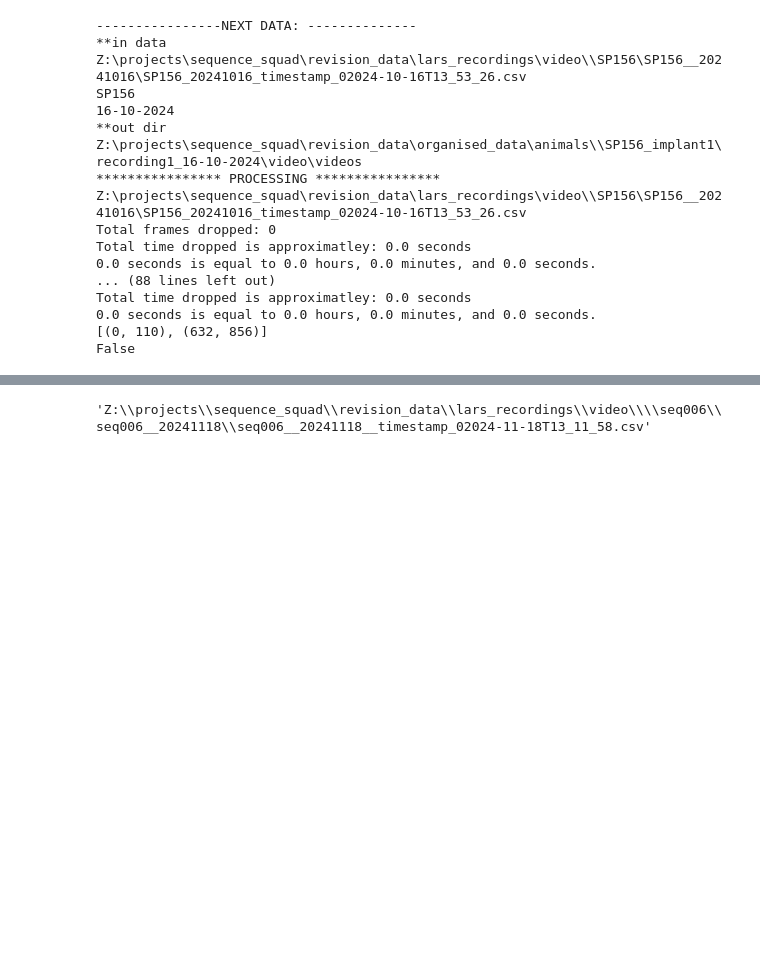
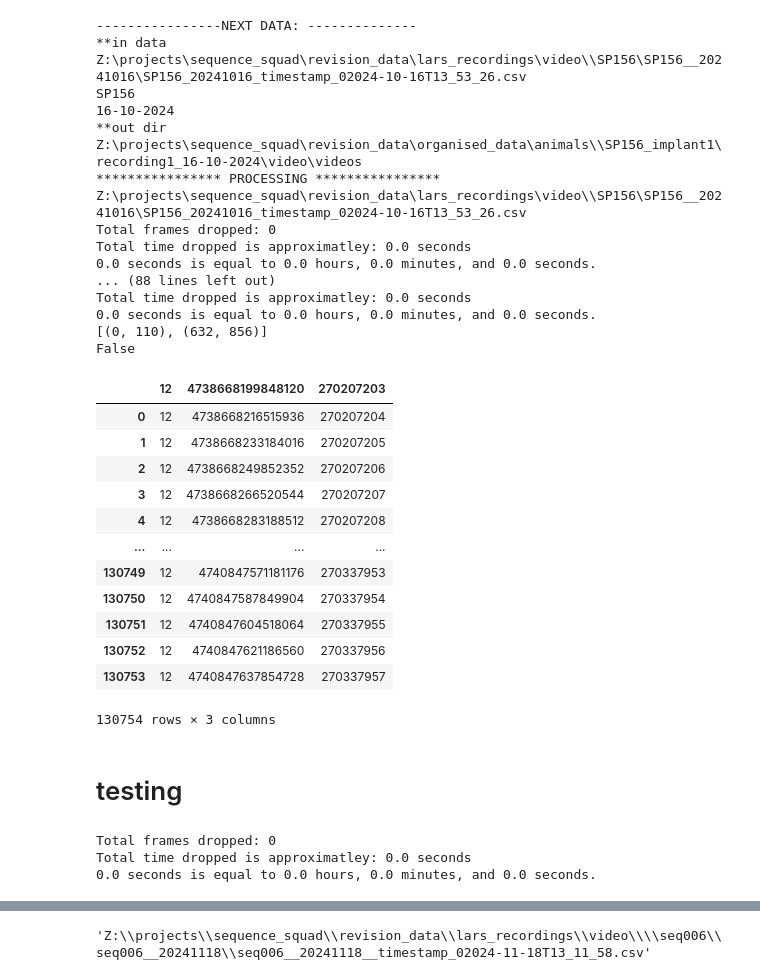
Before and after one commit to SainsburyWellcomeCentre/sequences_neuropixel_preprocess, a Jupyter notebook: 2_process_video_files.ipynb, the cells around one changed output, grey strips where cells are left out. Saved outputs shown, nothing was run; the diff lists cells and outputs as text; code cells hidden in the pictures; blank space fills up the shorter version.

```diff
--- a/2_process_video_files.ipynb
+++ b/2_process_video_files.ipynb
@@ -562,3 +562,51 @@ Total time dropped is approximatley: 0.0 seconds
 0.0 seconds is equal to 0.0 hours, 0.0 minutes, and 0.0 seconds.
 [(0, 110), (632, 856)]
 False
+# %%
+pd.read_csv(r"Z:\projects\sequence_squad\revision_data\lars_recordings\video\seq039\seq039__20250618_081506\seq039__20250618_081506__cam1.csv")
+# %% [output]
+|  | 12 | 4738668199848120 | 270207203 |
+| 0 | 12 | 4738668216515936 | 270207204 |
+| 1 | 12 | 4738668233184016 | 270207205 |
+| 2 | 12 | 4738668249852352 | 270207206 |
+| 3 | 12 | 4738668266520544 | 270207207 |
+| 4 | 12 | 4738668283188512 | 270207208 |
+| ... | ... | ... | ... |
+| 130749 | 12 | 4740847571181176 | 270337953 |
+| 130750 | 12 | 4740847587849904 | 270337954 |
+| 130751 | 12 | 4740847604518064 | 270337955 |
+| 130752 | 12 | 4740847621186560 | 270337956 |
+| 130753 | 12 | 4740847637854728 | 270337957 |
+130754 rows × 3 columns
+# %% [markdown]
+# testing
+# %%
+Camera_timestamps = pd.read_csv(r"Z:\projects\sequence_squad\revision_data\lars_recordings\video\seq059\seq059__20250618_085415\seq059__20250618_085415__cam1.csv")
+
+if len(Camera_timestamps.columns) > 1:
+    Camera_timestamps.columns = ['trigger', 'timestamps', 'counter']
+    Camera_timestamps.trigger = Camera_timestamps.trigger.astype(float)
+else:
+    Camera_timestamps[['trigger', 'timestamps', 'counter']] = Camera_timestamps.iloc[:, 0].str.split(expand=True)
+    Camera_timestamps.drop(Camera_timestamps.columns[0], axis=1, inplace=True)
+    Camera_timestamps.trigger = Camera_timestamps.trigger.astype(float)
+
+#check if timestmaps are reversed
+# if int(Camera_timestamps.timestamps.astype(float)[1] - Camera_timestamps.timestamps.astype(float)[0]) == 1:
+# Camera_timestamps = Camera_timestamps.rename(columns={'timestamps': 'blank', 'blank': 'timestamps'})
+
+# Convert timestamps to datetime
+Camera_timestamps['datetime'] = pd.to_datetime(Camera_timestamps['timestamps'], unit='ns')
+
+Camera_dataframe = pd.DataFrame({})
+Camera_dataframe['Trigger State'] = find_trigger_states(Camera_timestamps)
+Camera_dataframe['Time Stamps'] = (Camera_timestamps.datetime - Camera_timestamps.datetime[0]).dt.total_seconds()
+check_time_dropped(Camera_dataframe['Time Stamps'].values, Frame_rate = 60)
+
+# # else:
+# Camera_dataframe = process_camera_data(Camera_timestamps)
+# check_time_dropped(Camera_dataframe['Time Stamps'].values, Frame_rate = 60)
+# %% [output]
+Total frames dropped: 0
+Total time dropped is approximatley: 0.0 seconds
+0.0 seconds is equal to 0.0 hours, 0.0 minutes, and 0.0 seconds.
```
Also changed, not shown: parts of 12 cells of this notebook, 2 other files.
